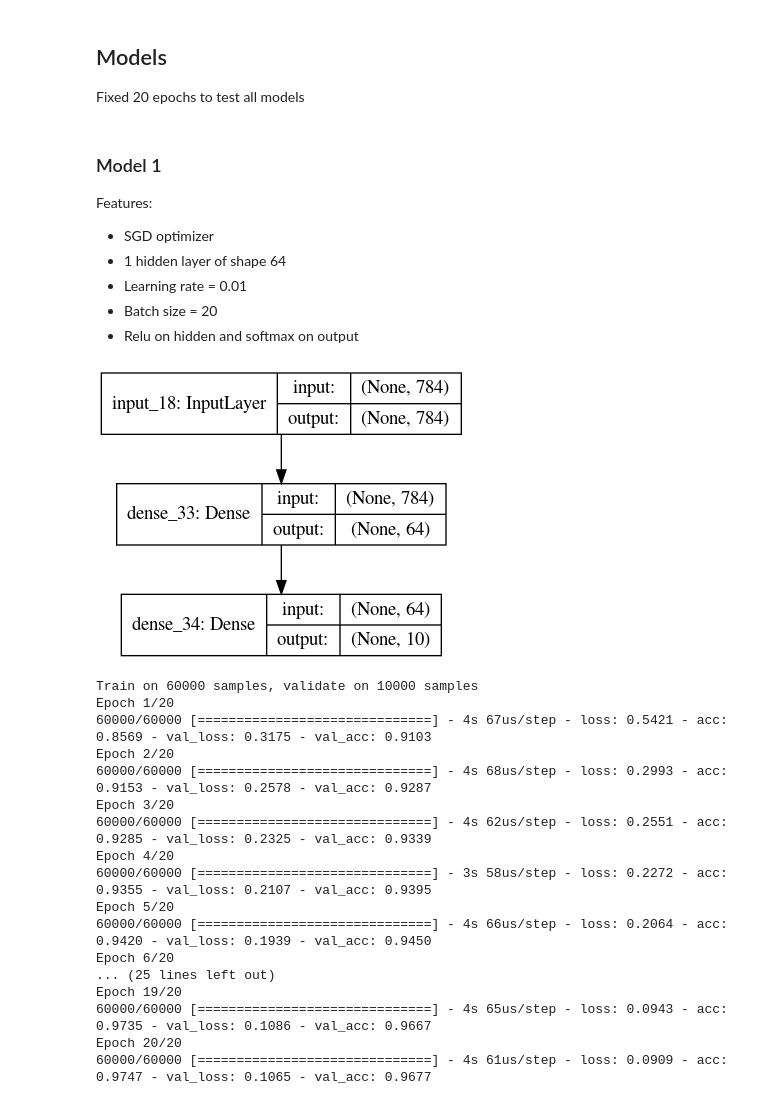
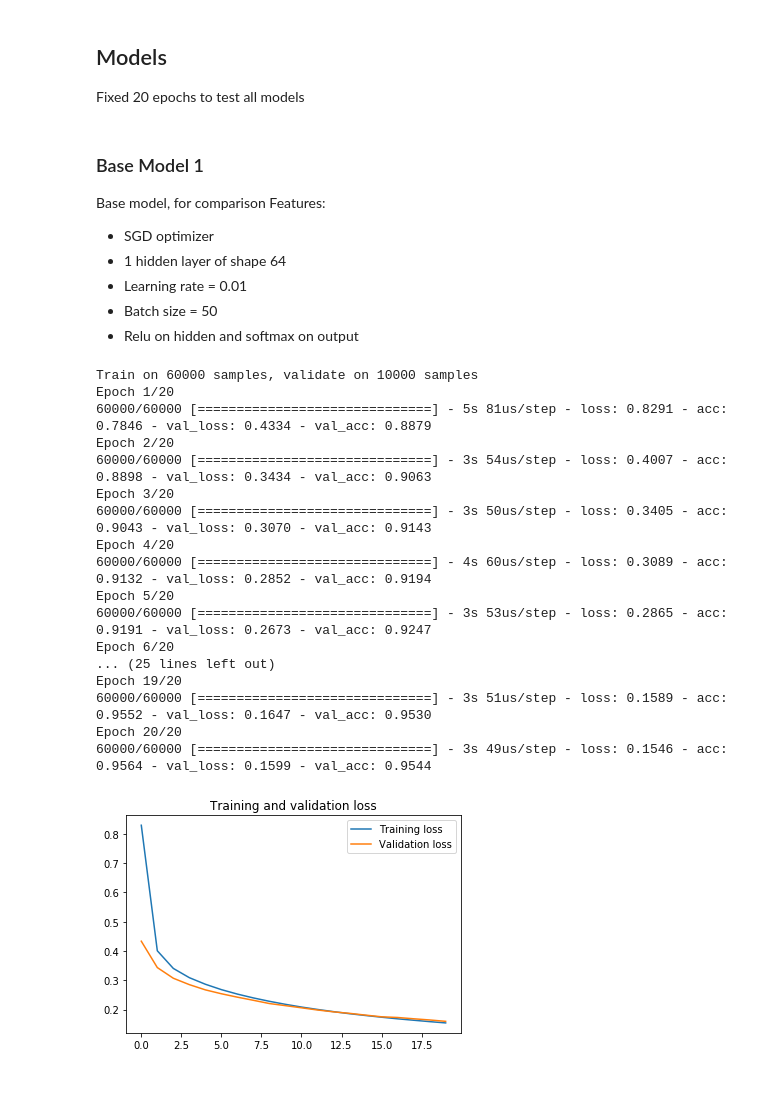
Before and after one commit to victorrenop/neural-networks, a Jupyter notebook: networks/mlp/mlp_mnist.ipynb, the cells around one changed output. Saved outputs shown, nothing was run; the diff lists cells and outputs as text; code cells hidden in the pictures.

Commit message:
MLP final version and fixes to model module

```diff
--- a/networks/mlp/mlp_mnist.ipynb
+++ b/networks/mlp/mlp_mnist.ipynb
@@ -46,8 +47,11 @@ input_shape = x_train[0].shape[0]
 
 Fixed 20 epochs to test all models
 # %%
-def create_model(input_shape, optimizer, hidden_dim, activation, num_classes):
+def create_model(input_shape, optimizer, hidden_dim, activation, num_classes, regularizer=None):
     input_img = Input(shape=(input_shape,))
+    if regularizer:
+        hidden = Dense(hidden_dim, activation=activation,
+                       activity_regularizer=regularizers.l2(regularizer))(input_img)
     hidden = Dense(hidden_dim, activation=activation)(input_img)
     output = Dense(num_classes, activation='softmax')(hidden)
 
@@ -57,51 +61,59 @@ def create_model(input_shape, optimizer, hidden_dim, activation, num_classes):
 
     return mlp
 
+def run_model(model):
+    model_train = model.fit(
+        x_train, y_train,
+        epochs=epochs,
+        batch_size=50,
+        shuffle=True,
+        validation_data=(x_test, y_test))
+    DataViz.plot_loss(
+        model_train.history['loss'],
+        model_train.history['val_loss'],
+        range(epochs)
+    )
+
 epochs = 20
 classes = 10
 # %% [markdown]
-### Model 1
+### Base Model 1
+Base model, for comparison
 Features:
 - SGD optimizer
 - 1 hidden layer of shape 64
 - Learning rate = 0.01
-- Batch size = 20
+- Batch size = 50
 - Relu on hidden and softmax on output
 # %%
 from keras.utils.vis_utils import plot_model
 mlp = create_model(
     input_shape,
     SGD(
         lr=0.01
     ),
     64,
     "relu",
     classes)
 plot_model(mlp, show_shapes=True, show_layer_names=True)
+
+run_model(mlp)
 # %% [output]
+Train on 60000 samples, validate on 10000 samples
+Epoch 1/20
+60000/60000 [==============================] - 5s 81us/step - loss: 0.8291 - acc: 0.7846 - val_loss: 0.4334 - val_acc: 0.8879
+Epoch 2/20
+60000/60000 [==============================] - 3s 54us/step - loss: 0.4007 - acc: 0.8898 - val_loss: 0.3434 - val_acc: 0.9063
+Epoch 3/20
+60000/60000 [==============================] - 3s 50us/step - loss: 0.3405 - acc: 0.9043 - val_loss: 0.3070 - val_acc: 0.9143
+Epoch 4/20
+60000/60000 [==============================] - 4s 60us/step - loss: 0.3089 - acc: 0.9132 - val_loss: 0.2852 - val_acc: 0.9194
+Epoch 5/20
+60000/60000 [==============================] - 3s 53us/step - loss: 0.2865 - acc: 0.9191 - val_loss: 0.2673 - val_acc: 0.9247
+Epoch 6/20
+... (25 lines left out)
+Epoch 19/20
+60000/60000 [==============================] - 3s 51us/step - loss: 0.1589 - acc: 0.9552 - val_loss: 0.1647 - val_acc: 0.9530
+Epoch 20/20
+60000/60000 [==============================] - 3s 49us/step - loss: 0.1546 - acc: 0.9564 - val_loss: 0.1599 - val_acc: 0.9544
-[figure, old version]
+[figure, new version]
-# %%
-mlp_train = mlp.fit(
-    x_train, y_train,
-    epochs=epochs,
-    batch_size=20,
-    shuffle=True,
-    validation_data=(x_test, y_test))
-# %% [output]
-Train on 60000 samples, validate on 10000 samples
-Epoch 1/20
-60000/60000 [==============================] - 4s 67us/step - loss: 0.5421 - acc: 0.8569 - val_loss: 0.3175 - val_acc: 0.9103
-Epoch 2/20
-60000/60000 [==============================] - 4s 68us/step - loss: 0.2993 - acc: 0.9153 - val_loss: 0.2578 - val_acc: 0.9287
-Epoch 3/20
-60000/60000 [==============================] - 4s 62us/step - loss: 0.2551 - acc: 0.9285 - val_loss: 0.2325 - val_acc: 0.9339
-Epoch 4/20
-60000/60000 [==============================] - 3s 58us/step - loss: 0.2272 - acc: 0.9355 - val_loss: 0.2107 - val_acc: 0.9395
-Epoch 5/20
-60000/60000 [==============================] - 4s 66us/step - loss: 0.2064 - acc: 0.9420 - val_loss: 0.1939 - val_acc: 0.9450
-Epoch 6/20
-... (25 lines left out)
-Epoch 19/20
-60000/60000 [==============================] - 4s 65us/step - loss: 0.0943 - acc: 0.9735 - val_loss: 0.1086 - val_acc: 0.9667
-Epoch 20/20
-60000/60000 [==============================] - 4s 61us/step - loss: 0.0909 - acc: 0.9747 - val_loss: 0.1065 - val_acc: 0.9677
```
Also changed, not shown: parts of 25 cells of this notebook, 1 other file.
